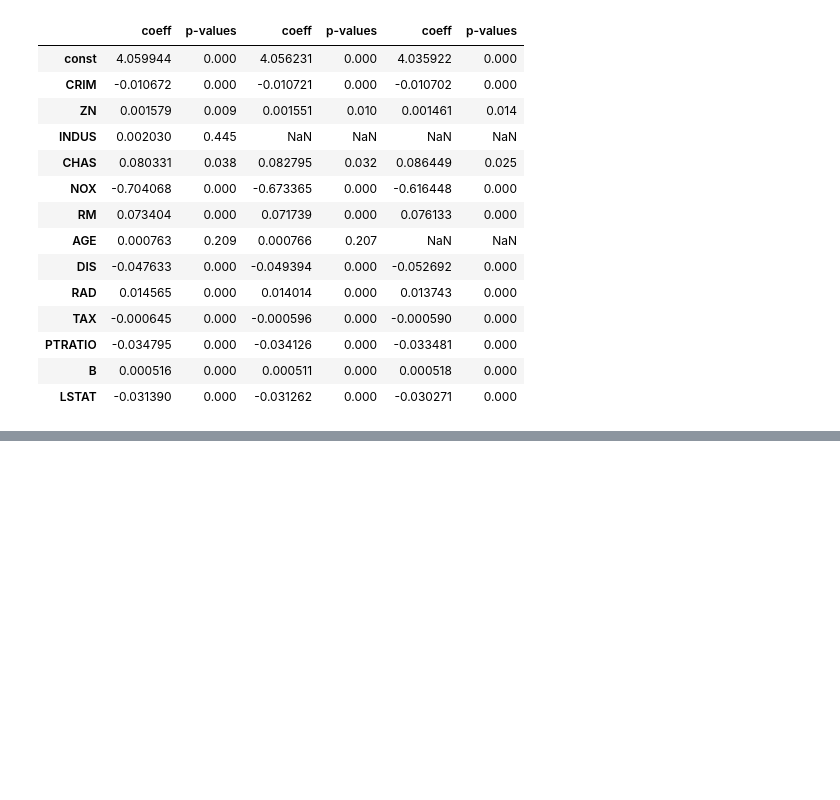
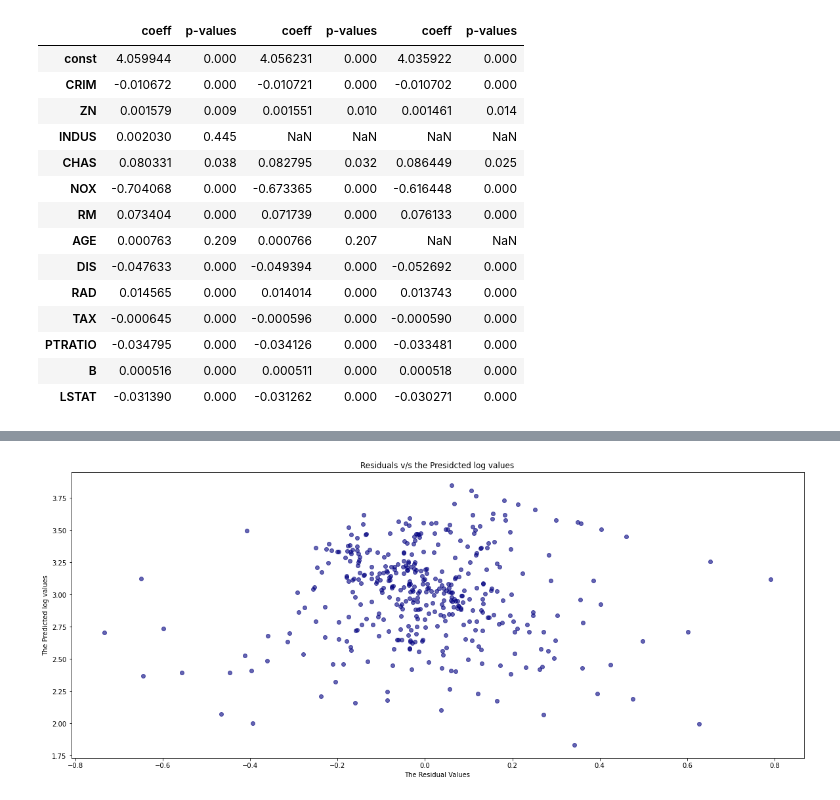
Before and after one commit to makhijakabir/machine-learning, a Jupyter notebook: multivariateRegressionBHP.ipynb, the cells around one changed output, grey strips where cells are left out. Cells and saved outputs as stored; diff of their text form; code cells hidden in the pictures; blank space fills up the shorter version.

```diff
--- a/multivariateRegressionBHP.ipynb
+++ b/multivariateRegressionBHP.ipynb
@@ -531,0 +575,10 @@ pd.concat(frames, axis=1)
+# %%
+#Graph of Residuals vs the Predicted Values
+plt.figure(figsize=(20, 8))
+plt.title('Residuals v/s the Presidcted log values')
+plt.scatter(x=results.resid, y=results.fittedvalues, c='navy', alpha=0.6)
+plt.xlabel('The Residual Values')
+plt.ylabel('The Predicted log values')
+plt.show()
+# %% [output]
+[figure, added]
```
Also changed, not shown: parts of 7 cells of this notebook.
